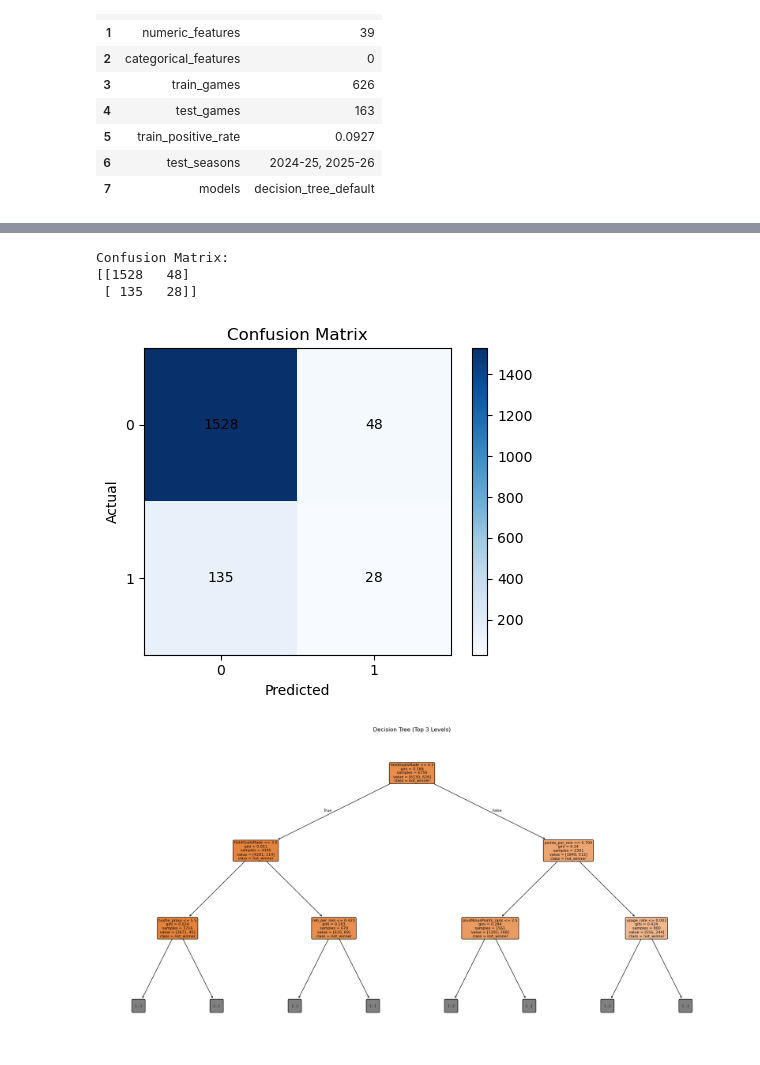
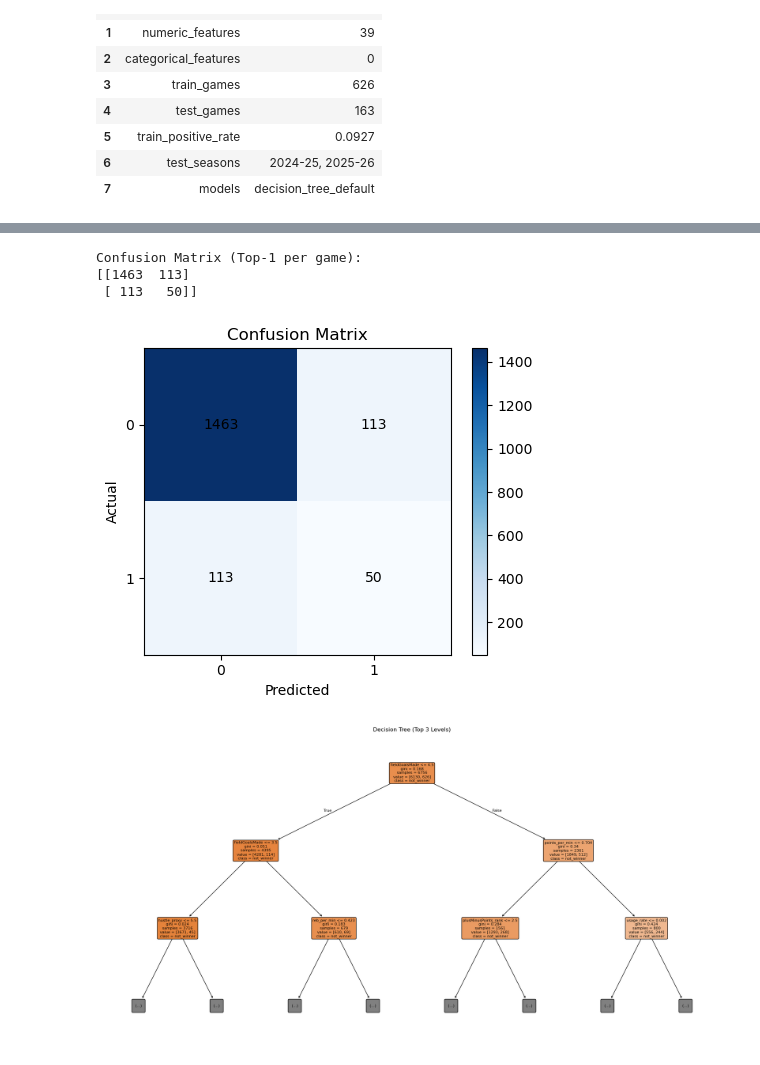
Before and after one commit to Tttaussig33/tommy-award-analysis, a Jupyter notebook: default_decision_tree_classifier.ipynb, the cells around one changed output, grey strips where cells are left out. Cells and saved outputs as stored; diff of their text form; code cells hidden in the pictures.

```diff
--- a/default_decision_tree_classifier.ipynb
+++ b/default_decision_tree_classifier.ipynb
@@ -323,42 +323,44 @@ from sklearn.metrics import confusion_matrix
 import matplotlib.pyplot as plt
 
 # Step 5: Make predictions and evaluate with a confusion matrix.
-y_pred = model.predict(X_test)
+# Use the same top-1-per-game logic as metrics_df.
+y_pred_top1_for_cm = pd.Series(0, index=scored_df.index, dtype=int)
+y_pred_top1_for_cm.loc[winner_idx] = 1
 
-print("Confusion Matrix:")
-cm = confusion_matrix(y_test, y_pred)
+print("Confusion Matrix (Top-1 per game):")
+cm = confusion_matrix(y_test, y_pred_top1_for_cm)
 print(cm)
 
 # Try seaborn heatmap first (as in many tutorials); fall back to matplotlib-only if unavailable.
 try:
     import seaborn as sns
 
     sns.heatmap(cm, annot=True, cmap="Blues", fmt="d")
-    plt.title("Confusion Matrix")
+    plt.title("Confusion Matrix (Top-1 per game)")
     plt.xlabel("Predicted")
     plt.ylabel("Actual")
     plt.show()
 except ModuleNotFoundError:
     fig, ax = plt.subplots(figsize=(5, 4))
     im = ax.imshow(cm, cmap="Blues")
     ax.set_title("Confusion Matrix")
     ax.set_xlabel("Predicted")
     ax.set_ylabel("Actual")
     ax.set_xticks(range(cm.shape[1]))
     ax.set_yticks(range(cm.shape[0]))
 
     for i in range(cm.shape[0]):
         for j in range(cm.shape[1]):
             ax.text(j, i, str(cm[i, j]), ha="center", va="center", color="black")
 
     fig.colorbar(im, ax=ax)
     plt.tight_layout()
     plt.show()
 # %% [output]
-Confusion Matrix:
-[[1528   48]
- [ 135   28]]
+Confusion Matrix (Top-1 per game):
+[[1463  113]
+ [ 113   50]]
-[figure, old version]
+[figure, new version]
 # %%
 from sklearn import tree
 import matplotlib.pyplot as plt
```
Also changed, not shown: parts of 1 cell of this notebook, 9 other files.
